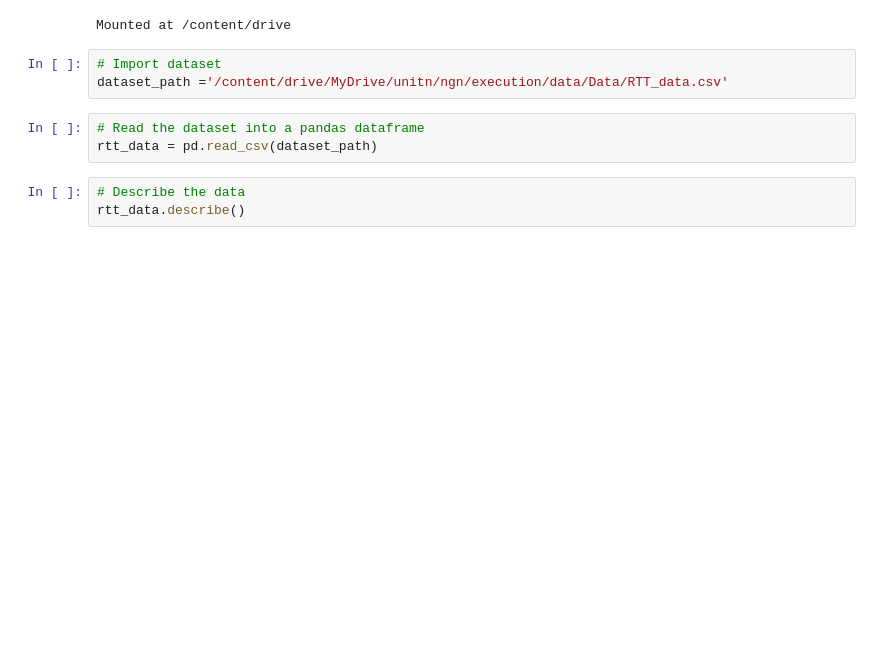
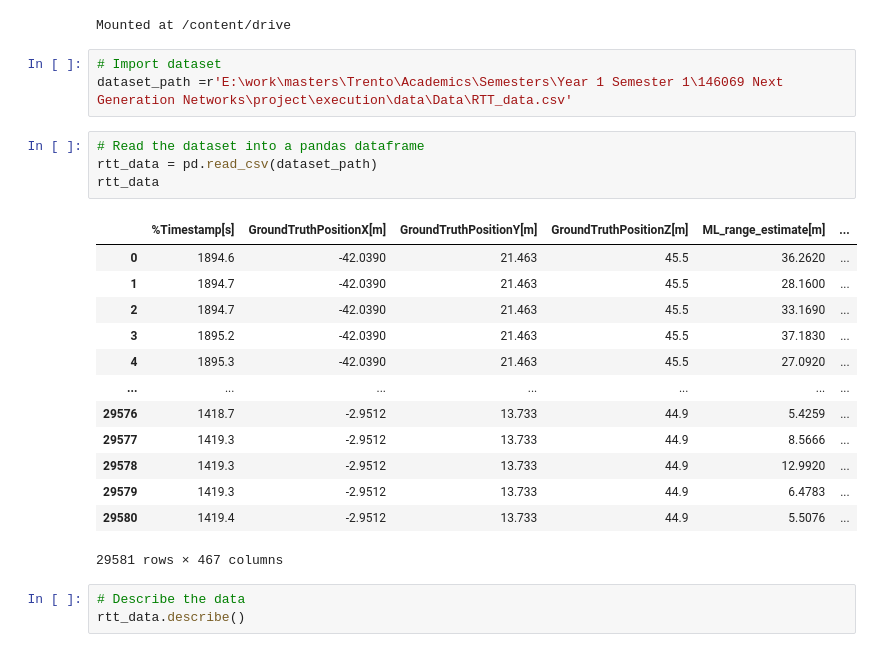
Before and after one commit to Asiku-Roy-Alia/intel_wifi_dataset_auto_analysis, a Jupyter notebook: python/exploration.ipynb, the cells around one changed output. Drawn from its saved outputs; the diff is of its cells as text; blank space fills up the shorter version.

```diff
--- a/python/exploration.ipynb
+++ b/python/exploration.ipynb
@@ -13,10 +13,25 @@ import matplotlib.pyplot as plt
 Mounted at /content/drive
 # %%
 # Import dataset
-dataset_path ='/content/drive/MyDrive/unitn/ngn/execution/data/Data/RTT_data.csv'
+dataset_path =r'E:\work\masters\Trento\Academics\Semesters\Year 1 Semester 1\146069 Next Generation Networks\project\execution\data\Data\RTT_data.csv'
 # %%
 # Read the dataset into a pandas dataframe
 rtt_data = pd.read_csv(dataset_path)
+rtt_data
+# %% [output]
+|  | %Timestamp[s] | GroundTruthPositionX[m] | GroundTruthPositionY[m] | GroundTruthPositionZ[m] | ML_range_estimate[m] | ... |
+| 0 | 1894.6 | -42.0390 | 21.463 | 45.5 | 36.2620 | ... |
+| 1 | 1894.7 | -42.0390 | 21.463 | 45.5 | 28.1600 | ... |
+| 2 | 1894.7 | -42.0390 | 21.463 | 45.5 | 33.1690 | ... |
+| 3 | 1895.2 | -42.0390 | 21.463 | 45.5 | 37.1830 | ... |
+| 4 | 1895.3 | -42.0390 | 21.463 | 45.5 | 27.0920 | ... |
+| ... | ... | ... | ... | ... | ... | ... |
+| 29576 | 1418.7 | -2.9512 | 13.733 | 44.9 | 5.4259 | ... |
+| 29577 | 1419.3 | -2.9512 | 13.733 | 44.9 | 8.5666 | ... |
+| 29578 | 1419.3 | -2.9512 | 13.733 | 44.9 | 12.9920 | ... |
+| 29579 | 1419.3 | -2.9512 | 13.733 | 44.9 | 6.4783 | ... |
+| 29580 | 1419.4 | -2.9512 | 13.733 | 44.9 | 5.5076 | ... |
+29581 rows × 467 columns
 # %%
 # Describe the data
 rtt_data.describe()
```
Also changed, not shown: parts of 5 cells of this notebook, 1 other file.
